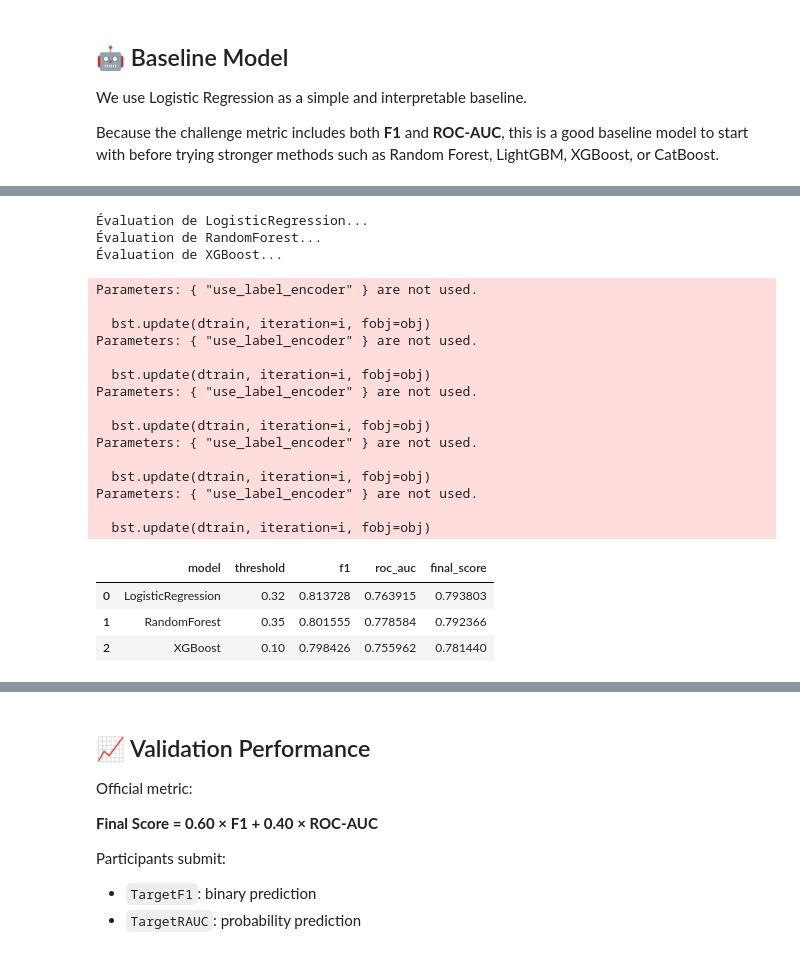
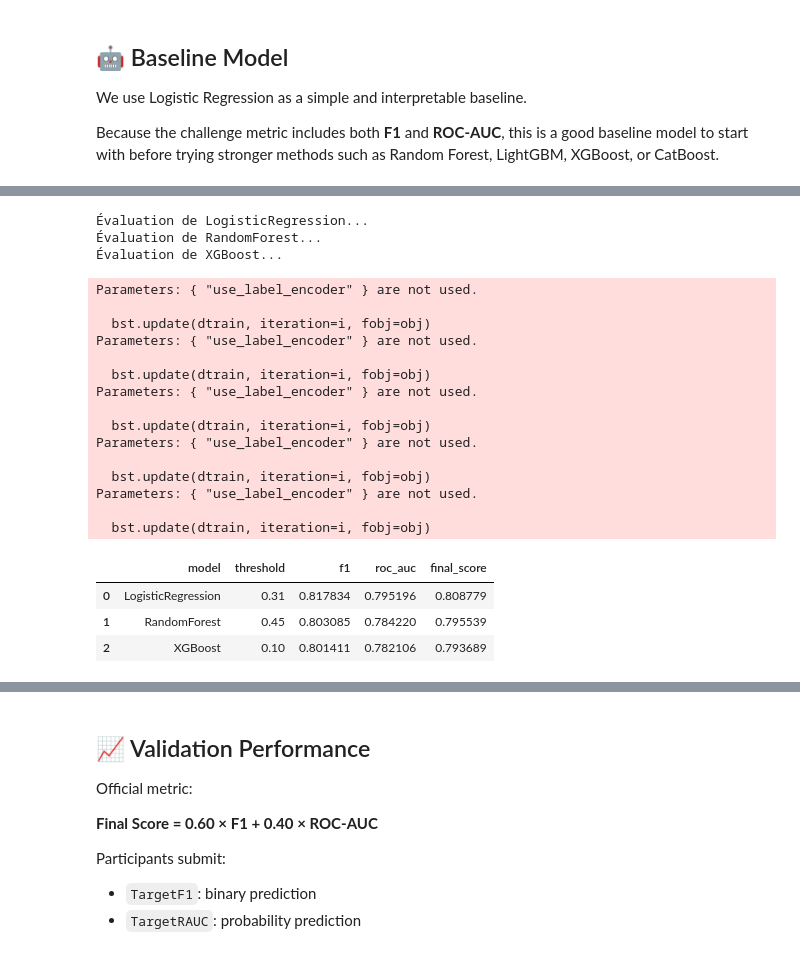
Before and after one commit to Henintsoaaa/climaite-health, a Jupyter notebook: climate_health_starter_notebook_.ipynb, the cells around one changed output, grey strips where cells are left out. Drawn from its saved outputs; the diff is of its cells as text; code cells hidden in the pictures.

Commit message:
all improve in the list

```diff
--- a/climate_health_starter_notebook_.ipynb
+++ b/climate_health_starter_notebook_.ipynb
@@ -274,7 +322,7 @@ We use Logistic Regression as a simple and interpretable baseline.
 
 Because the challenge metric includes both **F1** and **ROC-AUC**, this is a good baseline model to start with before trying stronger methods such as Random Forest, LightGBM, XGBoost, or CatBoost.
 # %%
-## Drop location from categorical features
-categorical_features.remove("location")
+# Keep location: it is evaluated as a categorical spatial feature.
+print("Spatial categorical feature retained:", "location" in categorical_features)
 categorical_features
 # %% [output]
@@ -282,6 +331,6 @@ categorical_features
 # %%
-## Check if latitude and longitude are in numerical features and drop them
-numeric_features.remove("latitude")
-numeric_features.remove("longitude")
+# Keep latitude and longitude so their predictive value can be measured.
+print("Latitude retained:", "latitude" in numeric_features)
+print("Longitude retained:", "longitude" in numeric_features)
 numeric_features
 # %% [output]
@@ -305,4 +356,5 @@ numeric_features
 # %%
+from sklearn import clone
 from sklearn.ensemble import RandomForestClassifier
 from xgboost import XGBClassifier
 from sklearn.model_selection import (
@@ -364,8 +416,43 @@ for model_name, model_pipeline in pipelines.items():
     print(f"Évaluation de {model_name}...")
 
     # Probabilités out-of-fold
+    # Correct feature types: spatial_grid is categorical
+    categorical_features_fixed = list(dict.fromkeys(
+        categorical_features + ["spatial_grid"]
+    ))
+    numeric_features_fixed = [
+        col for col in numeric_features
+        if col != "spatial_grid"
+    ]
+
+    fixed_preprocessor = ColumnTransformer(
+        transformers=[
+            (
+                "cat",
+                Pipeline([
+                    ("imputer", SimpleImputer(strategy="most_frequent")),
+                    ("onehot", OneHotEncoder(handle_unknown="ignore"))
+                ]),
+                categorical_features_fixed
+            ),
+            (
+                "num",
+                Pipeline([
+                    ("imputer", SimpleImputer(strategy="median")),
+                    ("scaler", StandardScaler())
+                ]),
+                numeric_features_fixed
+            )
+        ]
+    )
+
+    fixed_pipeline = Pipeline([
+        ("preprocess", fixed_preprocessor),
+        ("model", clone(model_pipeline.named_steps["model"]))
+    ])
+
     oof_proba = cross_val_predict(
-        model_pipeline,
+        fixed_pipeline,
         X,
         y,
         cv=cv,
@@ -407,33 +494,33 @@ for model_name, model_pipeline in pipelines.items():
         "final_score": best_result["final_score"]
     })
 
 model_results = (
     pd.DataFrame(model_results)
     .sort_values("final_score", ascending=False)
     .reset_index(drop=True)
 )
 
 model_results
 # %% [output]
 Évaluation de LogisticRegression...
 Évaluation de RandomForest...
 Évaluation de XGBoost...
 Parameters: { "use_label_encoder" } are not used.
 
   bst.update(dtrain, iteration=i, fobj=obj)
 Parameters: { "use_label_encoder" } are not used.
 
   bst.update(dtrain, iteration=i, fobj=obj)
 Parameters: { "use_label_encoder" } are not used.
 
   bst.update(dtrain, iteration=i, fobj=obj)
 Parameters: { "use_label_encoder" } are not used.
 
   bst.update(dtrain, iteration=i, fobj=obj)
 Parameters: { "use_label_encoder" } are not used.
 
   bst.update(dtrain, iteration=i, fobj=obj)
 |  | model | threshold | f1 | roc_auc | final_score |
-| 0 | LogisticRegression | 0.32 | 0.813728 | 0.763915 | 0.793803 |
-| 1 | RandomForest | 0.35 | 0.801555 | 0.778584 | 0.792366 |
-| 2 | XGBoost | 0.10 | 0.798426 | 0.755962 | 0.781440 |
+| 0 | LogisticRegression | 0.31 | 0.817834 | 0.795196 | 0.808779 |
+| 1 | RandomForest | 0.45 | 0.803085 | 0.784220 | 0.795539 |
+| 2 | XGBoost | 0.10 | 0.801411 | 0.782106 | 0.793689 |
```
Also changed, not shown: parts of 13 cells of this notebook.
